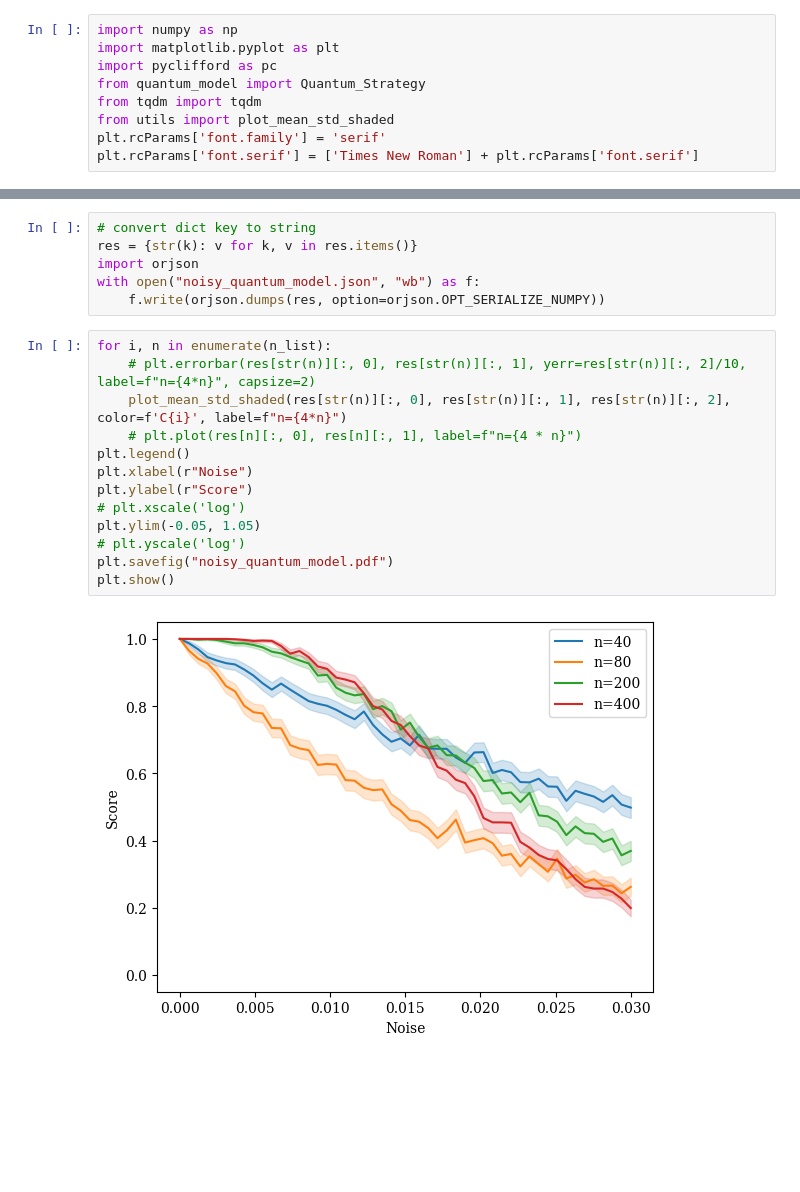
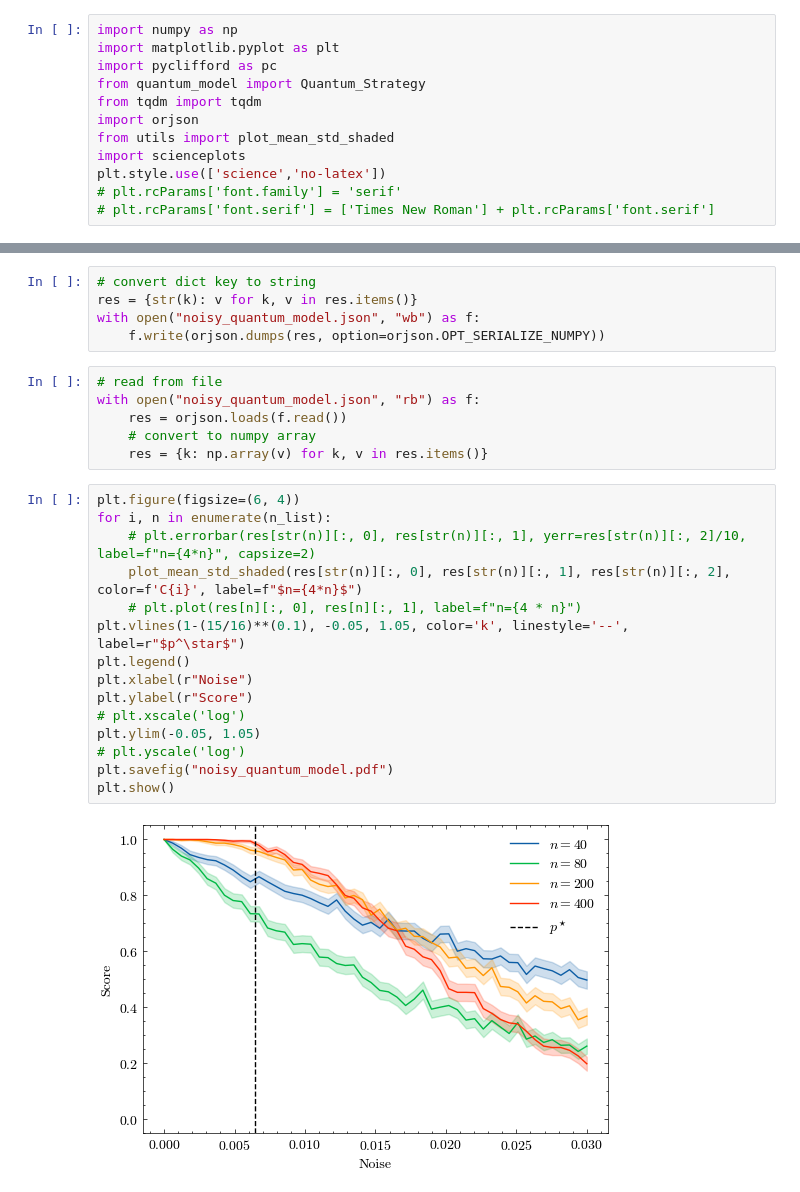
Before and after one commit to haimengzhao/qml-advantage, a Jupyter notebook: noisy_quantum.ipynb, the cells around one changed output, grey strips where cells are left out. Drawn from its saved outputs; the diff is of its cells as text; blank space fills up the shorter version.

```diff
--- a/noisy_quantum.ipynb
+++ b/noisy_quantum.ipynb
@@ -4,6 +4,9 @@ import matplotlib.pyplot as plt
 import pyclifford as pc
 from quantum_model import Quantum_Strategy
 from tqdm import tqdm
+import orjson
 from utils import plot_mean_std_shaded
-plt.rcParams['font.family'] = 'serif'
-plt.rcParams['font.serif'] = ['Times New Roman'] + plt.rcParams['font.serif']
+import scienceplots
+plt.style.use(['science','no-latex'])
+# plt.rcParams['font.family'] = 'serif'
+# plt.rcParams['font.serif'] = ['Times New Roman'] + plt.rcParams['font.serif']
@@ -24,21 +28,28 @@ for n in tqdm(n_list):
 # %%
 # convert dict key to string
 res = {str(k): v for k, v in res.items()}
-import orjson
 with open("noisy_quantum_model.json", "wb") as f:
     f.write(orjson.dumps(res, option=orjson.OPT_SERIALIZE_NUMPY))
+# %%
+# read from file
+with open("noisy_quantum_model.json", "rb") as f:
+    res = orjson.loads(f.read())
+    # convert to numpy array
+    res = {k: np.array(v) for k, v in res.items()}
 # %%
+plt.figure(figsize=(6, 4))
 for i, n in enumerate(n_list):
     # plt.errorbar(res[str(n)][:, 0], res[str(n)][:, 1], yerr=res[str(n)][:, 2]/10, label=f"n={4*n}", capsize=2)
-    plot_mean_std_shaded(res[str(n)][:, 0], res[str(n)][:, 1], res[str(n)][:, 2], color=f'C{i}', label=f"n={4*n}")
+    plot_mean_std_shaded(res[str(n)][:, 0], res[str(n)][:, 1], res[str(n)][:, 2], color=f'C{i}', label=f"$n={4*n}$")
     # plt.plot(res[n][:, 0], res[n][:, 1], label=f"n={4 * n}")
+plt.vlines(1-(15/16)**(0.1), -0.05, 1.05, color='k', linestyle='--', label=r"$p^\star$")
 plt.legend()
 plt.xlabel(r"Noise")
 plt.ylabel(r"Score")
 # plt.xscale('log')
 plt.ylim(-0.05, 1.05)
 # plt.yscale('log')
 plt.savefig("noisy_quantum_model.pdf")
 plt.show()
 # %% [output]
-[figure, old version]
+[figure, new version]
```
Also changed, not shown: parts of 2 cells of this notebook, 4 other files.
